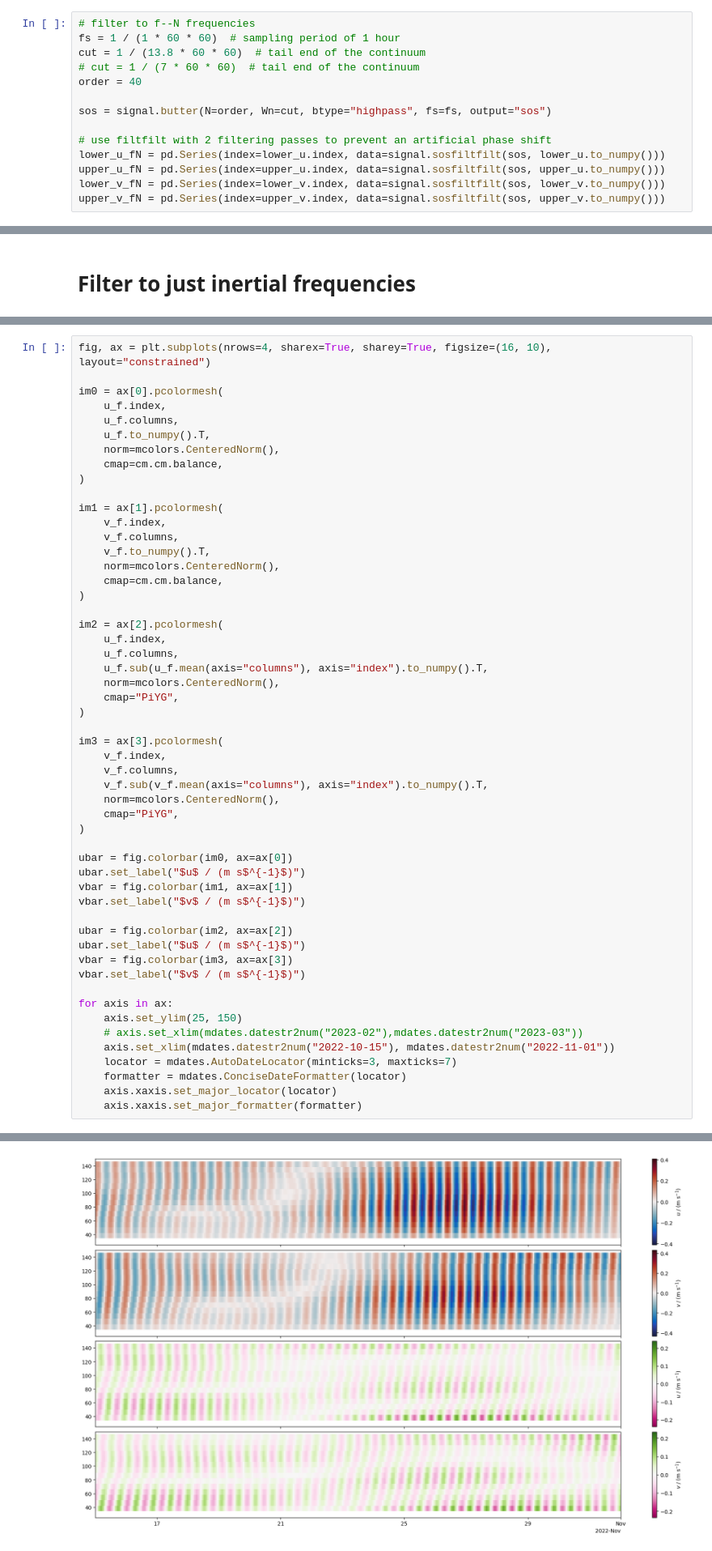
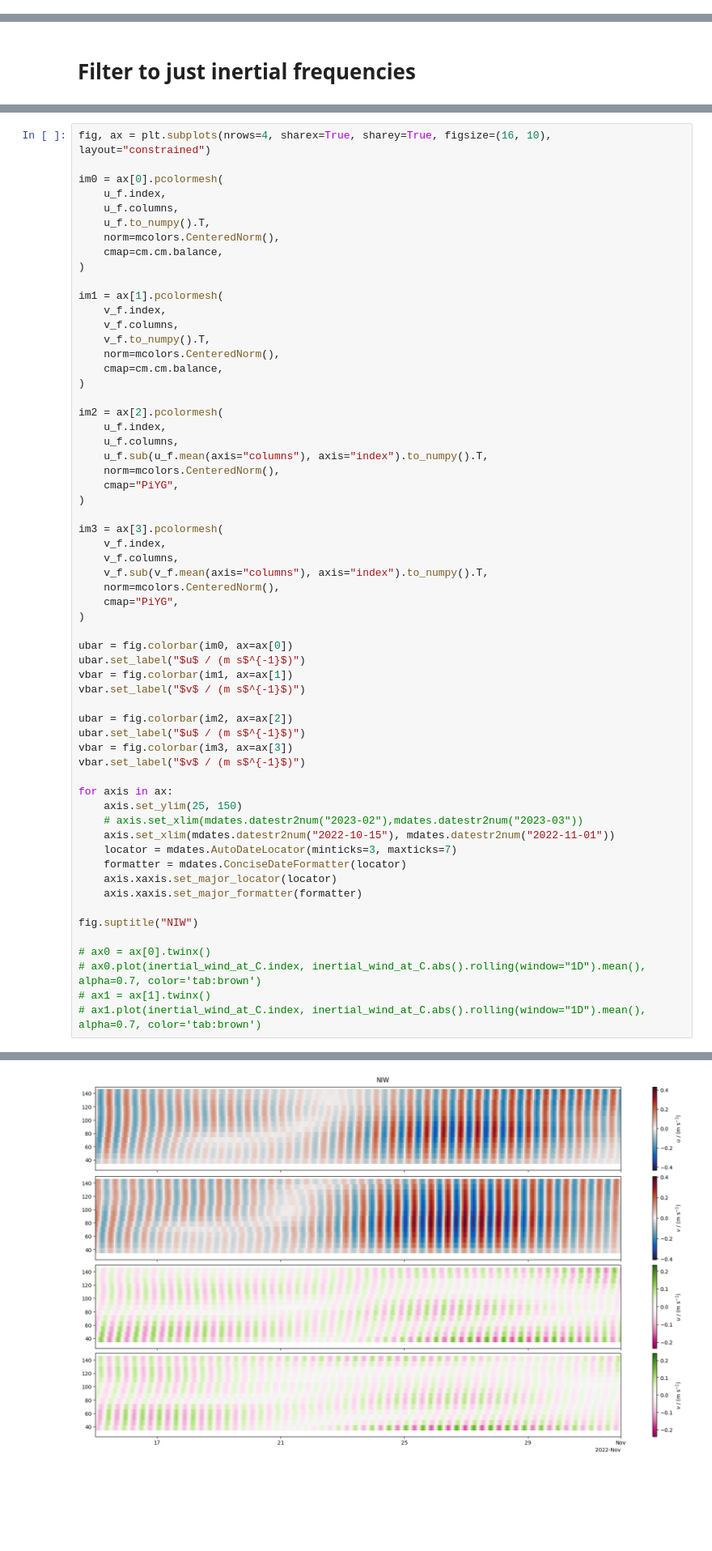
Before and after one commit to opinner/pinner2026_JPO_code, a Jupyter notebook: notebooks/exploratory/ADCP_analysis.ipynb, the cells around one changed output, grey strips where cells are left out. Shown at 81% size. Cells and saved outputs as stored; diff of their text form; blank space fills up the shorter version.

```diff
--- a/notebooks/exploratory/ADCP_analysis.ipynb
+++ b/notebooks/exploratory/ADCP_analysis.ipynb
@@ -44,14 +28,0 @@ upper_v = (
-# %%
-# filter to f--N frequencies
-fs = 1 / (1 * 60 * 60)  # sampling period of 1 hour
-cut = 1 / (13.8 * 60 * 60)  # tail end of the continuum
-# cut = 1 / (7 * 60 * 60)  # tail end of the continuum
-order = 40
-
-sos = signal.butter(N=order, Wn=cut, btype="highpass", fs=fs, output="sos")
-
-# use filtfilt with 2 filtering passes to prevent an artificial phase shift
-lower_u_fN = pd.Series(index=lower_u.index, data=signal.sosfiltfilt(sos, lower_u.to_numpy()))
-upper_u_fN = pd.Series(index=upper_u.index, data=signal.sosfiltfilt(sos, upper_u.to_numpy()))
-lower_v_fN = pd.Series(index=lower_v.index, data=signal.sosfiltfilt(sos, lower_v.to_numpy()))
-upper_v_fN = pd.Series(index=upper_v.index, data=signal.sosfiltfilt(sos, upper_v.to_numpy()))
@@ -216,4 +185,11 @@ for axis in ax:
     formatter = mdates.ConciseDateFormatter(locator)
     axis.xaxis.set_major_locator(locator)
     axis.xaxis.set_major_formatter(formatter)
+
+fig.suptitle("NIW")
+
+# ax0 = ax[0].twinx()
+# ax0.plot(inertial_wind_at_C.index, inertial_wind_at_C.abs().rolling(window="1D").mean(), alpha=0.7, color='tab:brown')
+# ax1 = ax[1].twinx()
+# ax1.plot(inertial_wind_at_C.index, inertial_wind_at_C.abs().rolling(window="1D").mean(), alpha=0.7, color='tab:brown')
 # %% [output]
@@ -220,4 +197,4 @@ for axis in ax:
-[figure, old version]
+[figure, new version]
 # %% [markdown]
 # Filter to just tidal frequencies
 # %%
```
Also changed, not shown: parts of 33 cells of this notebook.
